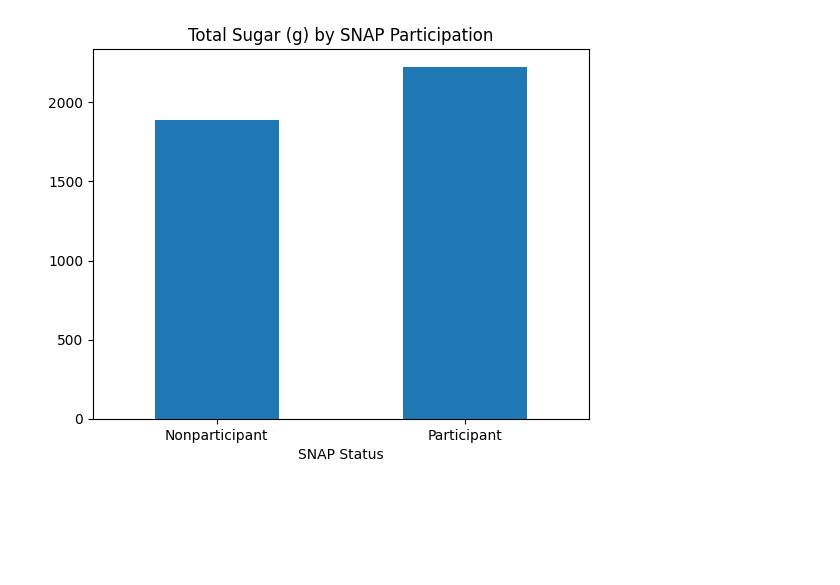
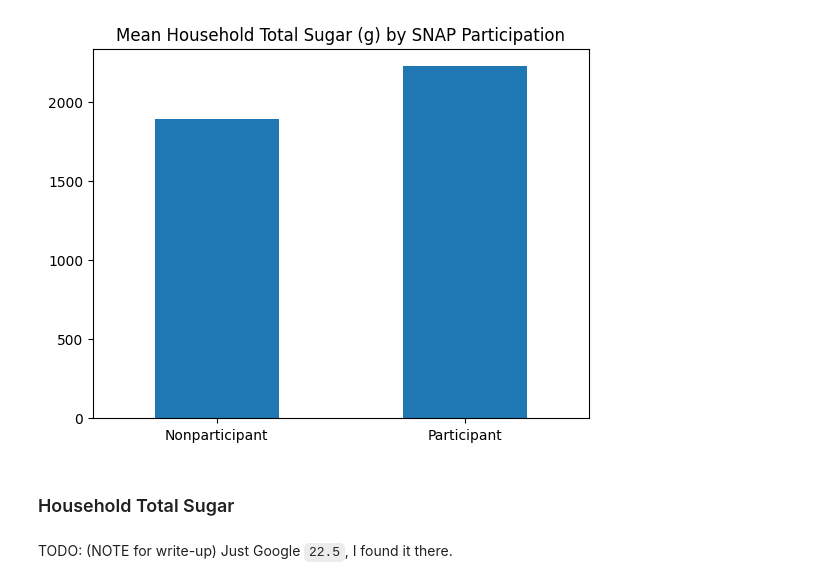
Before and after one commit to seoyunnie/csmodel-mcos, a Jupyter notebook: dataset_analysis.ipynb, the cells around one changed output. Cells and saved outputs as stored; diff of their text form; code cells hidden in the pictures; blank space fills up the shorter version.

```diff
--- a/dataset_analysis.ipynb
+++ b/dataset_analysis.ipynb
@@ -44,3 +53,3 @@ edaq1_food_df = food_df.copy()
 # %%
-edaq1_food_df["sugar_amount"] = (edaq1_food_df["totsug"] / 100) * edaq1_food_df["totgramsedible"]
-edaq1_food_df["sugar_density"] = edaq1_food_df["totsug"]
+food_df["sugar_amount"] = (food_df["totsug"] / 100) * food_df["totgramsedible"]
+food_df["sugar_density"] = food_df["totsug"]
@@ -47,6 +60,6 @@ edaq1_food_df["sugar_density"] = edaq1_food_df["totsug"]
 # %%
 hh_sugar_df = (
-    edaq1_food_df.groupby("hhnum")
+    food_df.groupby("hhnum")
     .agg(total_sugar_amount=("sugar_amount", "sum"), total_amount=("totgramsedible", "sum"))
     .reset_index()
 )
@@ -68,15 +83,19 @@ plt.show()
 # %%
 ax = hh_sugar_df.groupby("snap_status")["total_sugar_amount"].mean().plot(kind="bar")
 
 ax.set_xticks([0, 1])
 ax.set_xticklabels(["Nonparticipant", "Participant"], rotation=0)
 
-ax.set_title("Total Sugar (g) by SNAP Participation")
-ax.set_xlabel("SNAP Status")
+ax.set_title("Mean Household Total Sugar (g) by SNAP Participation")
+ax.set_xlabel("")
 
 plt.show()
 # %% [output]
-[figure, old version]
+[figure, new version]
+# %% [markdown]
+### Household Total Sugar
+# %% [markdown]
+TODO: (NOTE for write-up) Just Google `22.5`, I found it there.
 # %%
 HIGH_SUGAR_THRESHOLD = 22.5
 
```
Also changed, not shown: parts of 24 cells of this notebook.
